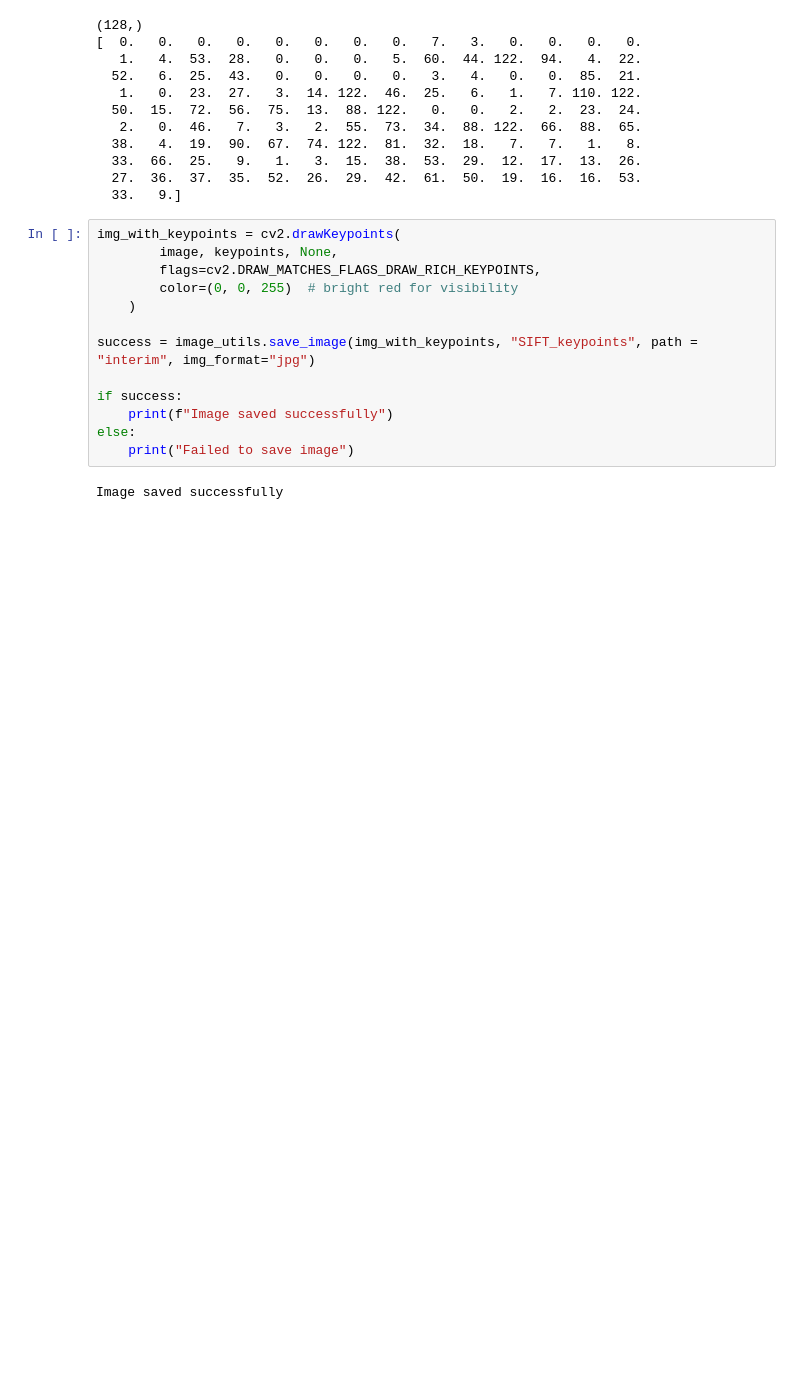
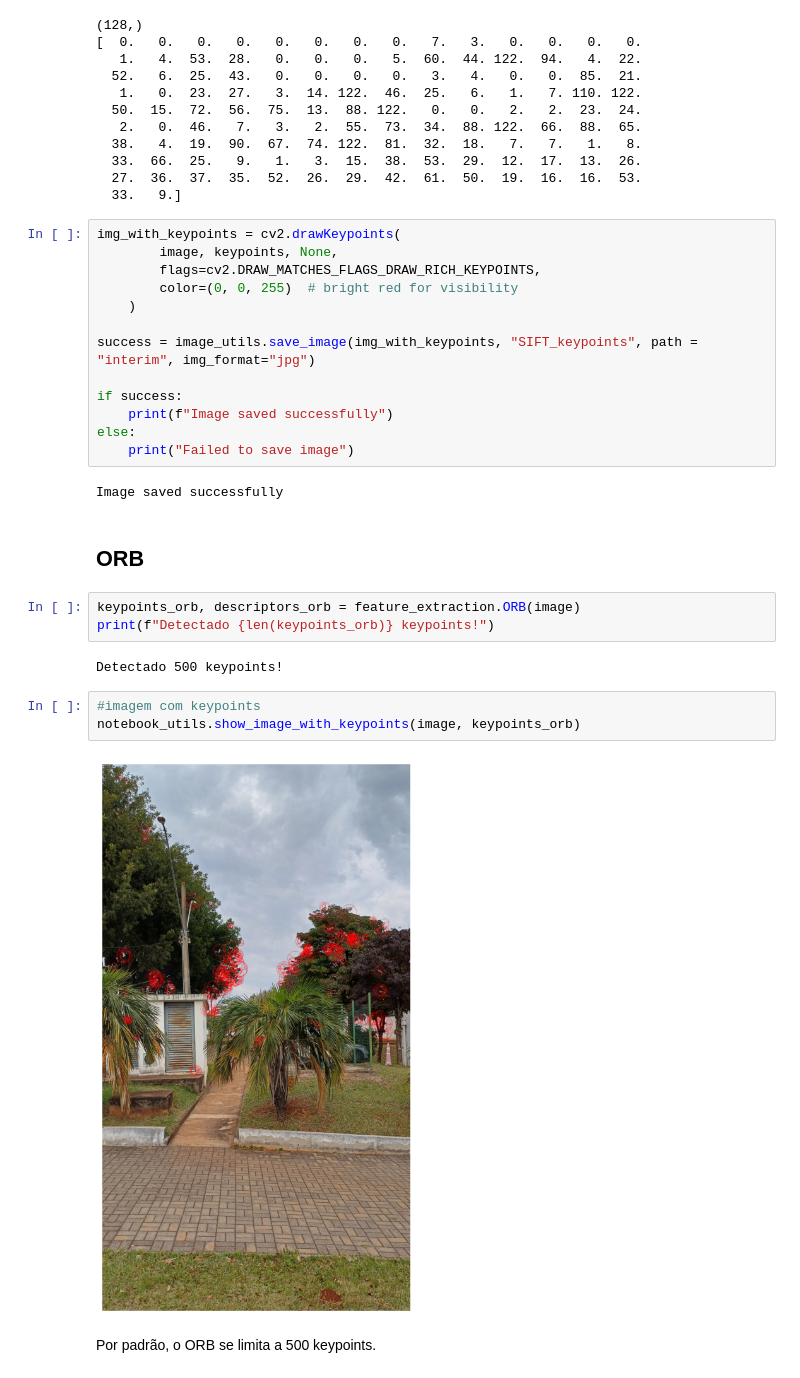
Before and after one commit to JevsJevs/MC949-Visao-Computacional, a Jupyter notebook: notebooks/S2-1.0-esm-feature-extraction.ipynb, the cells around one changed output. Saved outputs shown, nothing was run; the diff lists cells and outputs as text; blank space fills up the shorter version.

```diff
--- a/notebooks/S2-1.0-esm-feature-extraction.ipynb
+++ b/notebooks/S2-1.0-esm-feature-extraction.ipynb
@@ -65,3 +65,17 @@ else:
     print("Failed to save image")
 # %% [output]
 Image saved successfully
+# %% [markdown]
+## ORB
+# %%
+keypoints_orb, descriptors_orb = feature_extraction.ORB(image)
+print(f"Detectado {len(keypoints_orb)} keypoints!")
+# %% [output]
+Detectado 500 keypoints!
+# %%
+#imagem com keypoints
+notebook_utils.show_image_with_keypoints(image, keypoints_orb)
+# %% [output]
+[figure, added]
+# %% [markdown]
+Por padrão, o ORB se limita a 500 keypoints.
```
Also changed, not shown: 1 other file.
